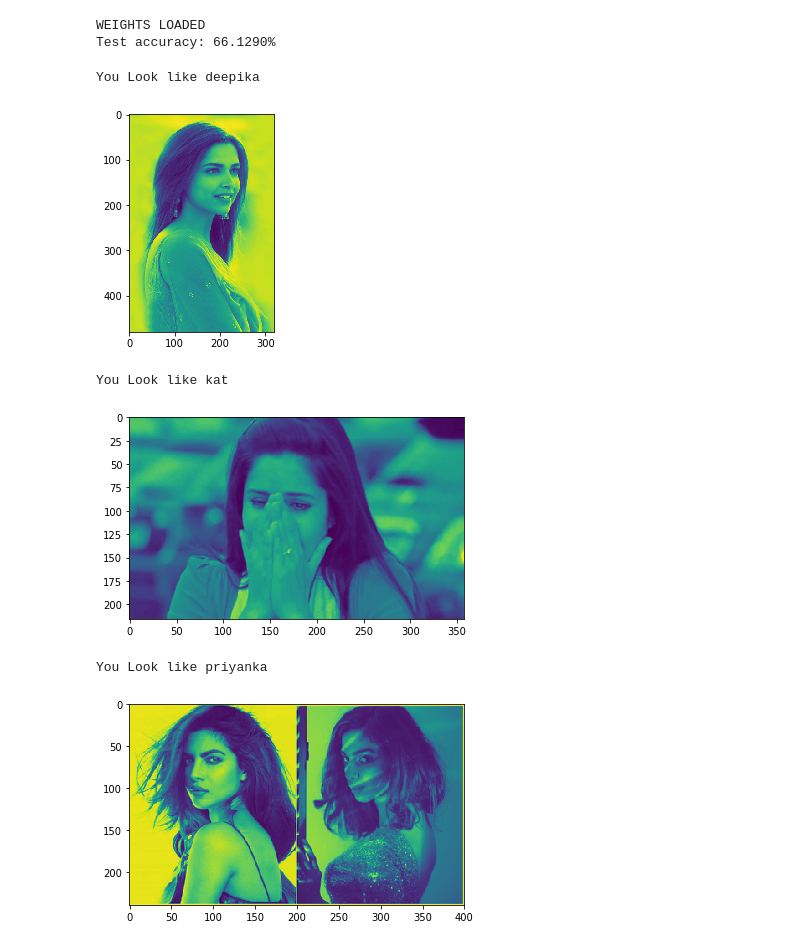
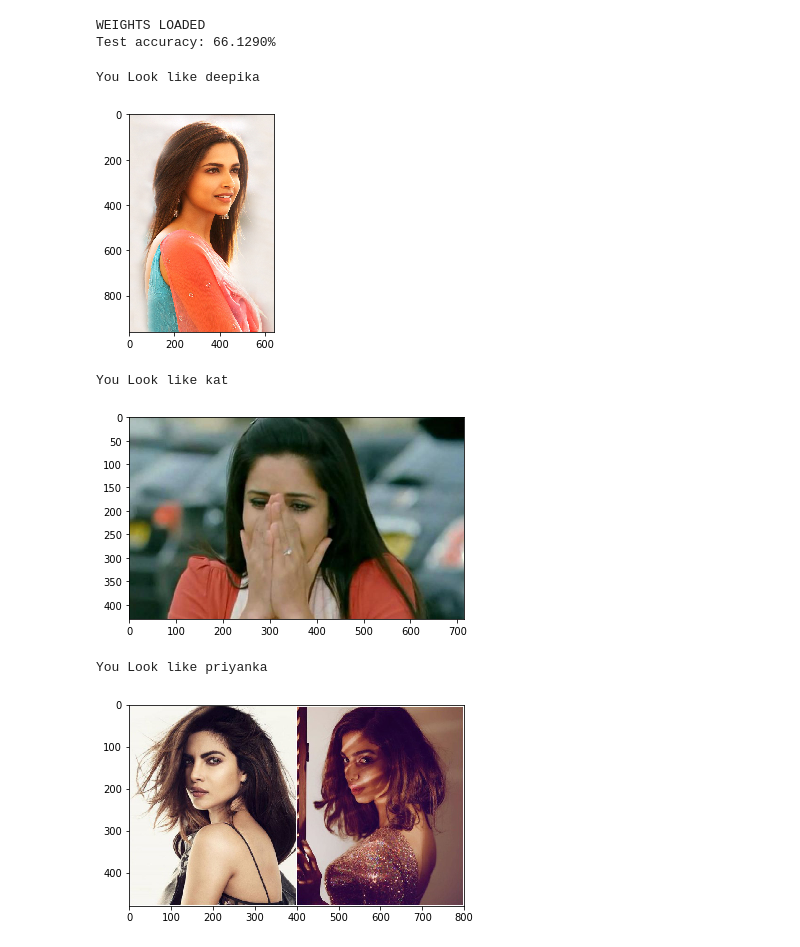
Before and after one commit to AI-IshanBhatt/Celebrity-Face-Matcher, a Jupyter notebook: Face_Matcher.ipynb, the cells around one changed output. Saved outputs shown, nothing was run; the diff lists cells and outputs as text; code cells hidden in the pictures.

```diff
--- a/Face_Matcher.ipynb
+++ b/Face_Matcher.ipynb
@@ -523,23 +524,24 @@ def predict_actress_name(img_path):
 # %%
 import cv2
 import matplotlib.pyplot as plt
+import matplotlib.image as mpimg
 
 def actress_getter(images):
     for image in images:
         predict_actress_name(image)
-        img = cv2.imread(image,cv2.COLOR_BAYER_BG2RGB)
+        img = mpimg.imread(image)
         plt.figure()
         plt.imshow(img)
         plt.show()
 
 test_paths = ["../Celebs/train/deepika/836.jpg",
              "../Celebs/train/kat/875.jpg", "../Celebs/train/priyanka/752.jpg"]
 
 actress_getter(test_paths)
 # %% [output]
 You Look like deepika
-[figure, old version]
+[figure, new version]
 You Look like kat
-[figure, old version]
+[figure, new version]
 You Look like priyanka
-[figure, old version]
+[figure, new version]
```
Also changed, not shown: parts of 5 cells of this notebook.
